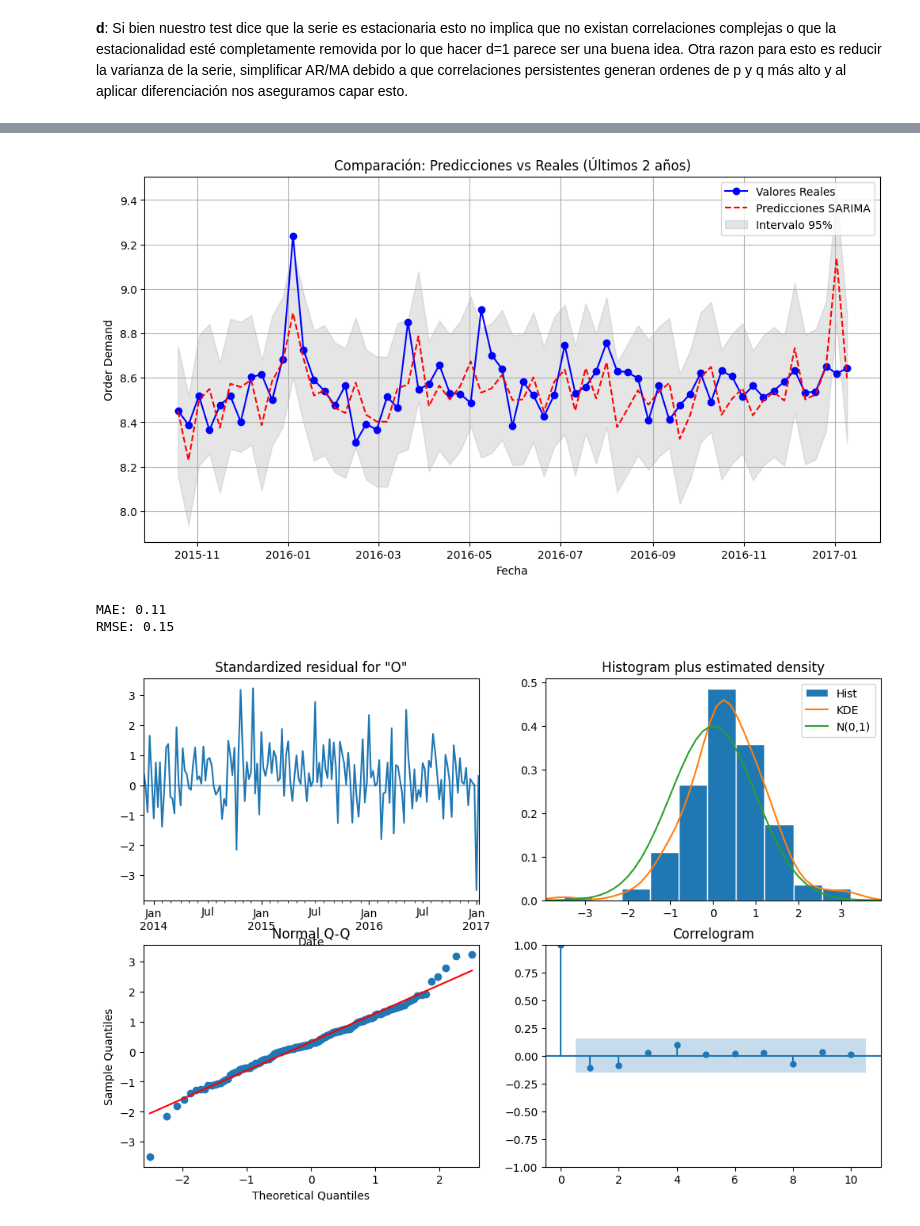
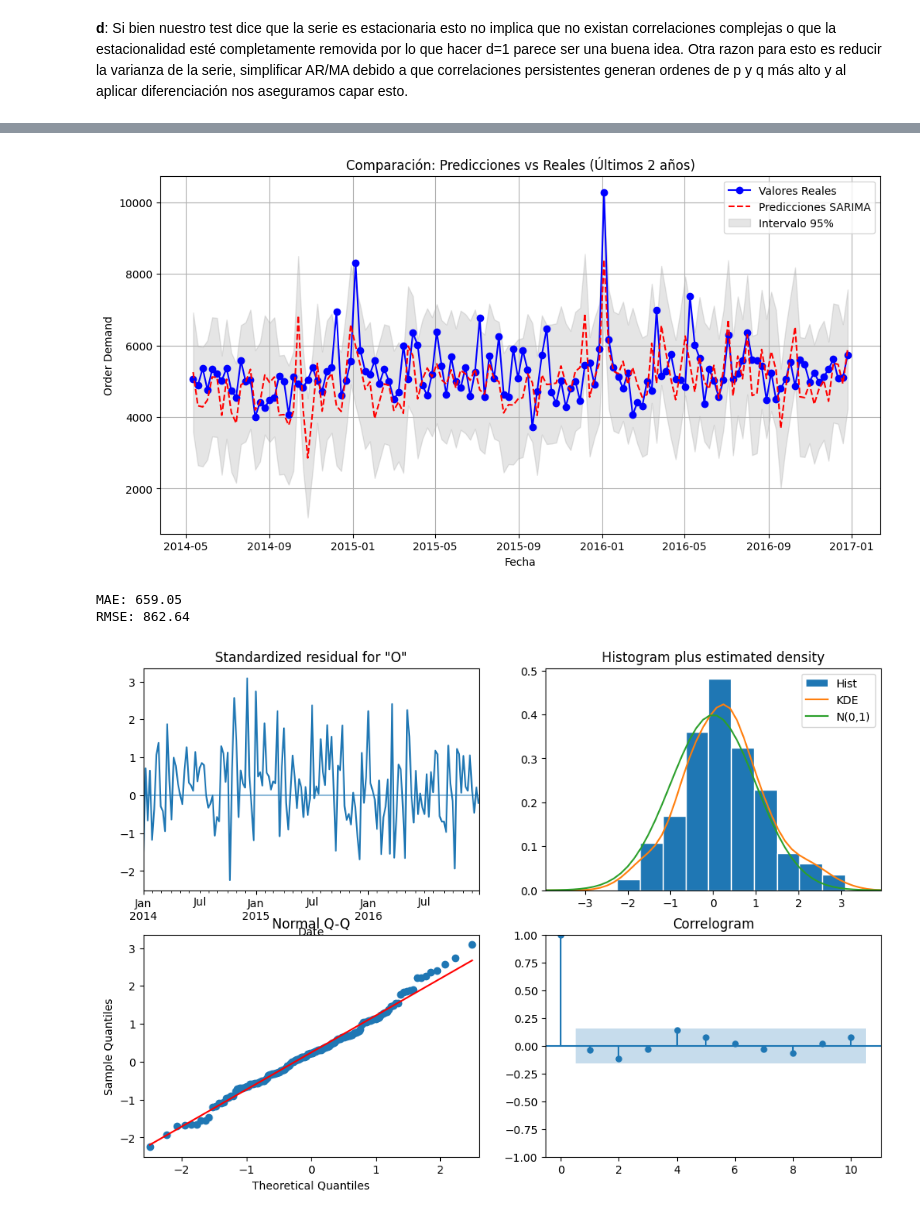
Before and after one commit to LLAES07/Forecasting-SARIMA, a Jupyter notebook: Notebooks/proyect.ipynb, the cells around one changed output, grey strips where cells are left out. Drawn from its saved outputs; the diff is of its cells as text; code cells hidden in the pictures.

```diff
--- a/Notebooks/proyect.ipynb
+++ b/Notebooks/proyect.ipynb
@@ -179,7 +179,7 @@ plt.show()
 # %% [markdown]
 - Considerando que los datos no se ven prometedores con el valor máximo, tomaremos desde finales del 2019 en adelante
 # %%
-y = y[y.index > pd.to_datetime('2012-12-01')]
+y = y[(y.index.year >2012) & (y.index.year <=2016)]
 # %%
 plt.figure(figsize=(10, 8))
 plt.plot(y.index, y, label='Datos Originales', color='blue')
@@ -262,7 +252,7 @@ p-value: 3.604955327677591e-20
 # %%
 import statsmodels.api as sm
 
-model = sm.tsa.SARIMAX(np.log1p(y), order=(1, 0, 1), seasonal_order= (1, 1, 0, 52))
+model = sm.tsa.SARIMAX(y, order=(1, 0, 1), seasonal_order= (0, 1, 0, 52))
 results = model.fit()
 
 # Pronóstico para los próximos 'n' pasos
@@ -283,8 +273,6 @@ plt.show()
-# %%
-y = np.log1p(y)
 # %%
 # Definir el rango de los últimos 2 años (ajusta las fechas según tus datos)
-start_date = y.index[150]  # Fecha inicial de los últimos 2 años
+start_date = y.index[70]  # Fecha inicial de los últimos 2 años
 end_date = y.index[-1]  # Última fecha disponible
 
 # Obtener predicciones dentro de la muestra para el rango deseado
@@ -312,34 +300,36 @@ plt.plot(predichos, label='Predicciones SARIMA', color='red', linestyle='--')
 plt.fill_between(
     intervalos.index,
     intervalos.iloc[:, 0],
     intervalos.iloc[:, 1],
     color='gray',
     alpha=0.2,
     label='Intervalo 95%'
 )
 
 plt.title('Comparación: Predicciones vs Reales (Últimos 2 años)')
 plt.xlabel('Fecha')
 plt.ylabel('Order Demand')
 plt.legend()
 plt.grid(True)
 plt.show()
 
 
 from sklearn.metrics import mean_absolute_error, mean_squared_error
 import numpy as np
 
 # Calcular MAE y RMSE
 mae = mean_absolute_error(reales, predichos)
 rmse = np.sqrt(mean_squared_error(reales, predichos))
 
 print(f'MAE: {mae:.2f}')
 print(f'RMSE: {rmse:.2f}')
 
+
+
 results.plot_diagnostics(figsize=(12, 8))
 plt.show()
 # %% [output]
-[figure, old version]
+[figure, new version]
-MAE: 0.11
-RMSE: 0.15
+MAE: 659.05
+RMSE: 862.64
-[figure, old version]
+[figure, new version]
```
Also changed, not shown: parts of 22 cells of this notebook, 1 other file.
